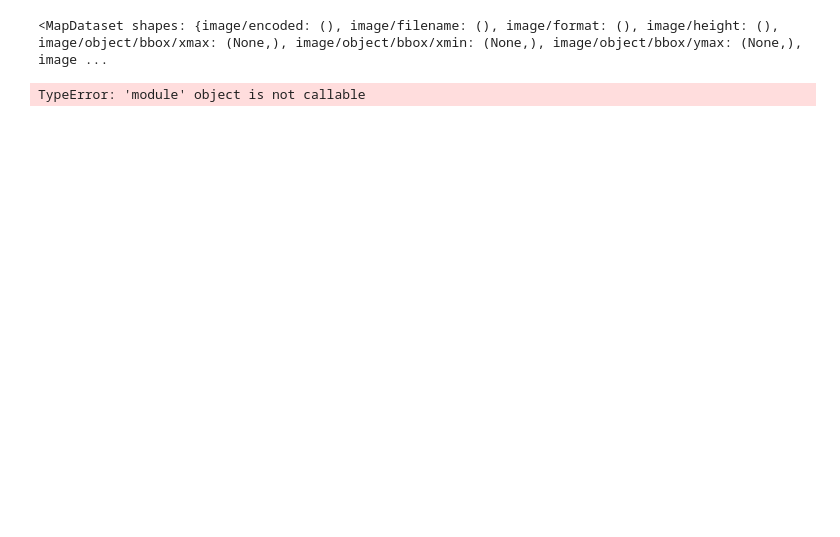
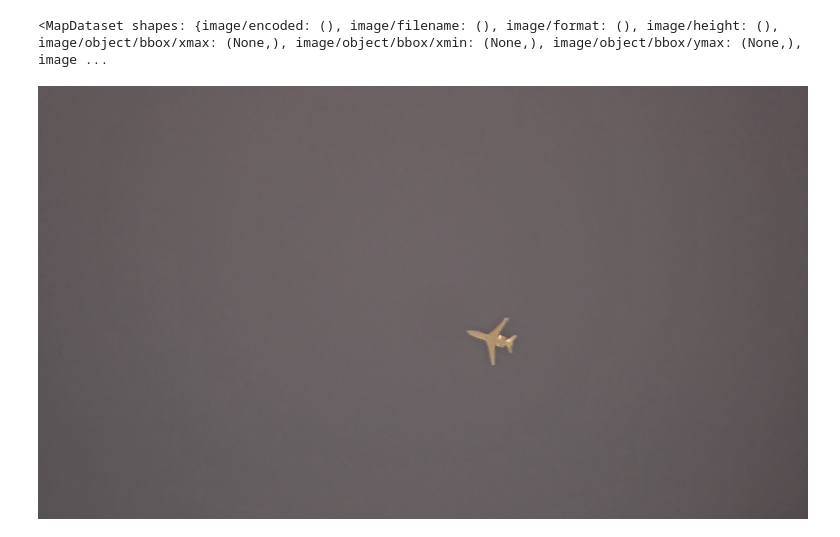
Before and after one commit to IQTLabs/SkyScan, a Jupyter notebook: ml-model/notebooks/Image Augmentation.ipynb, the cells around one changed output. Saved outputs shown, nothing was run; the diff lists cells and outputs as text; code cells hidden in the pictures; blank space fills up the shorter version.

Commit message:
adding image augmentation demo

```diff
--- a/ml-model/notebooks/Image Augmentation.ipynb
+++ b/ml-model/notebooks/Image Augmentation.ipynb
@@ -67,8 +67,8 @@ parsed_image_dataset
 # %% [output]
 <MapDataset shapes: {image/encoded: (), image/filename: (), image/format: (), image/height: (), image/object/bbox/xmax: (None,), image/object/bbox/xmin: (None,), image/object/bbox/ymax: (None,), image ...
 # %%
-for image_features in parsed_image_dataset:
+for image_features in parsed_image_dataset.take(1):
   image_raw = image_features['image/encoded'].numpy()
-  display(Image(data=image_raw))
+  display(IPyImage(data=image_raw))
 # %% [output]
-TypeError: 'module' object is not callable
+[figure, added]
```
Also changed, not shown: parts of 5 cells of this notebook.
